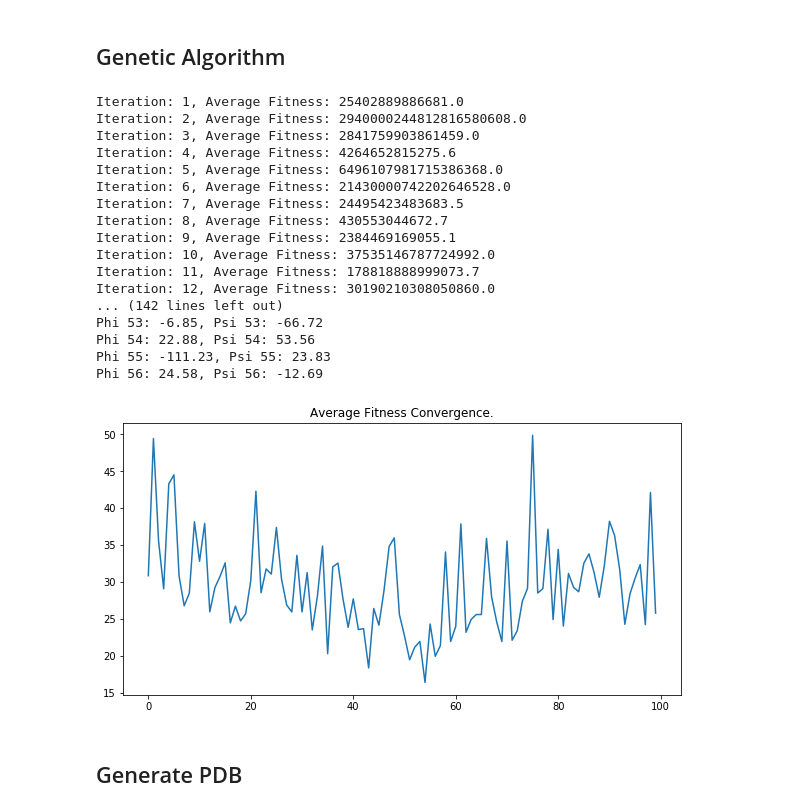
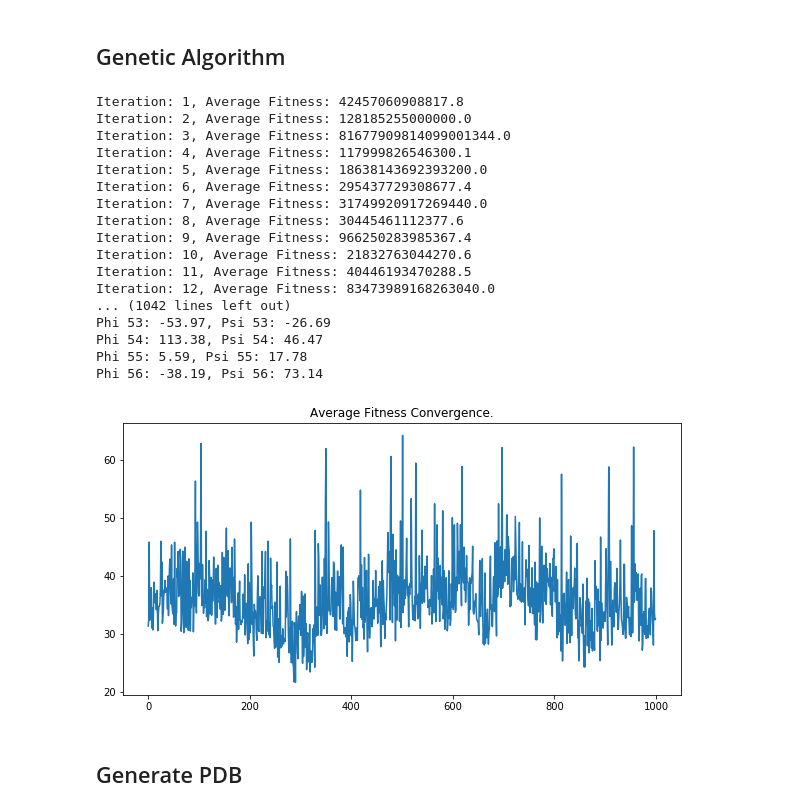
Before and after one commit to cristianl1251/structural-bioinformatics, a Jupyter notebook: assignment_4/Protein Structure Prediction.ipynb, the cells around one changed output. Drawn from its saved outputs; the diff is of its cells as text; code cells hidden in the pictures.

```diff
--- a/assignment_4/Protein Structure Prediction.ipynb
+++ b/assignment_4/Protein Structure Prediction.ipynb
@@ -330,26 +330,26 @@ class GeneticAlgorithm:
 # %%
 ga = GeneticAlgorithm(sequence, 10)
 # %%
-phis_psis = ga.optimize(100)
+phis_psis = ga.optimize(1000)
 # %% [output]
-Iteration: 1, Average Fitness: 25402889886681.0
-Iteration: 2, Average Fitness: 2940000244812816580608.0
-Iteration: 3, Average Fitness: 2841759903861459.0
-Iteration: 4, Average Fitness: 4264652815275.6
-Iteration: 5, Average Fitness: 6496107981715386368.0
-Iteration: 6, Average Fitness: 21430000742202646528.0
-Iteration: 7, Average Fitness: 24495423483683.5
-Iteration: 8, Average Fitness: 430553044672.7
-Iteration: 9, Average Fitness: 2384469169055.1
-Iteration: 10, Average Fitness: 37535146787724992.0
-Iteration: 11, Average Fitness: 178818888999073.7
-Iteration: 12, Average Fitness: 30190210308050860.0
-... (142 lines left out)
-Phi 53: -6.85, Psi 53: -66.72
-Phi 54: 22.88, Psi 54: 53.56
-Phi 55: -111.23, Psi 55: 23.83
-Phi 56: 24.58, Psi 56: -12.69
+Iteration: 1, Average Fitness: 42457060908817.8
+Iteration: 2, Average Fitness: 128185255000000.0
+Iteration: 3, Average Fitness: 81677909814099001344.0
+Iteration: 4, Average Fitness: 117999826546300.1
+Iteration: 5, Average Fitness: 18638143692393200.0
+Iteration: 6, Average Fitness: 295437729308677.4
+Iteration: 7, Average Fitness: 31749920917269440.0
+Iteration: 8, Average Fitness: 30445461112377.6
+Iteration: 9, Average Fitness: 966250283985367.4
+Iteration: 10, Average Fitness: 21832763044270.6
+Iteration: 11, Average Fitness: 40446193470288.5
+Iteration: 12, Average Fitness: 83473989168263040.0
+... (1042 lines left out)
+Phi 53: -53.97, Psi 53: -26.69
+Phi 54: 113.38, Psi 54: 46.47
+Phi 55: 5.59, Psi 55: 17.78
+Phi 56: -38.19, Psi 56: 73.14
-[figure, old version]
+[figure, new version]
 # %% [markdown]
 ## Generate PDB
 # %%
```
Also changed, not shown: parts of 8 cells of this notebook.
